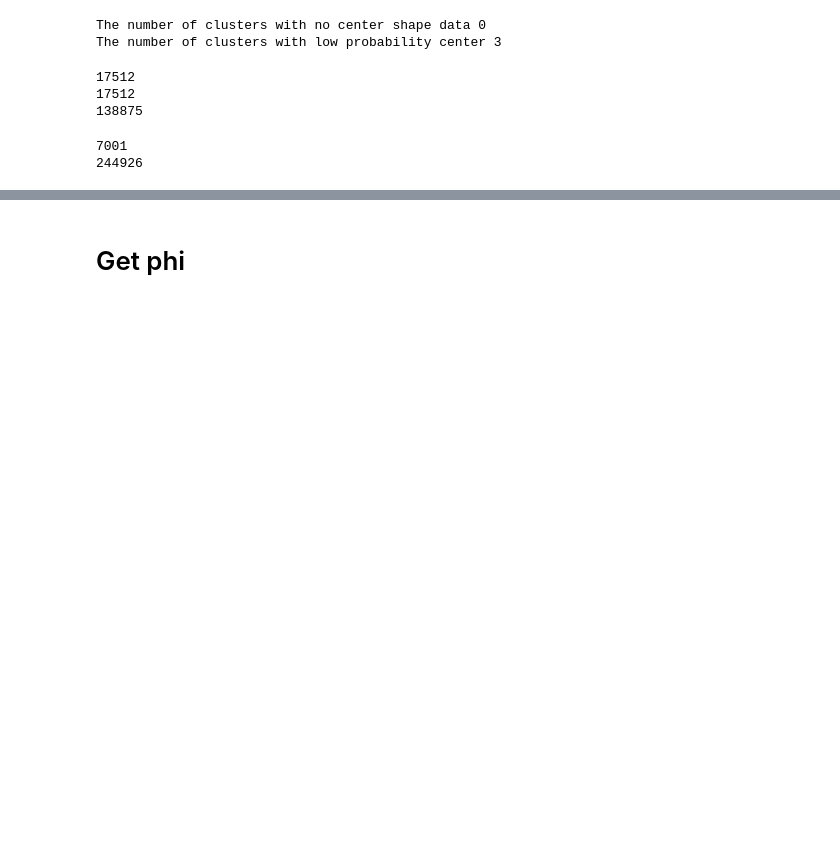
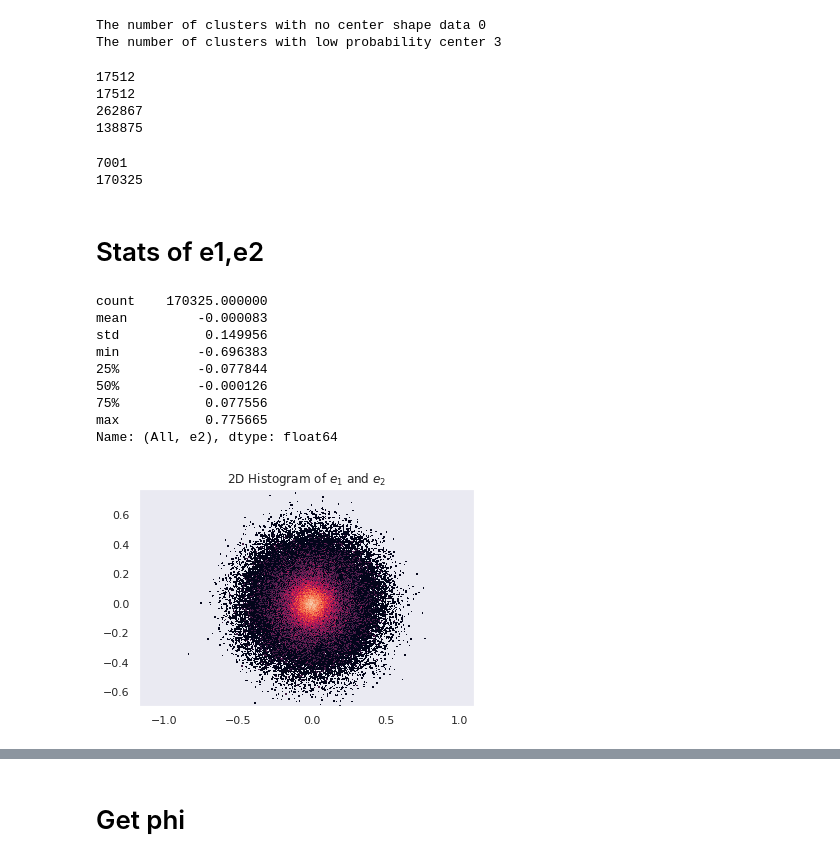
Before and after one commit to aa-12323/sa, a Jupyter notebook: lib/phi_e_sat.ipynb, the cells around one changed output, grey strips where cells are left out. Drawn from its saved outputs; the diff is of its cells as text; code cells hidden in the pictures; blank space fills up the shorter version.

```diff
--- a/lib/phi_e_sat.ipynb
+++ b/lib/phi_e_sat.ipynb
@@ -22,23 +25,50 @@ drop_poor_centers()
 The number of clusters with no center shape data 0
 The number of clusters with low probability center 3
 # %%
+# Print the numbers of galaxies that needed to be masked
+
+
 print(np.sum(shapes[('All','e1')]==-9999))
 print(np.sum(shapes[('All','e2')]==-9999))
+print(np.sum(shapes['All','flags_select']==0))
 print(np.sum(shapes[('All','PP')]<=0.55))
 # %% [output]
 17512
 17512
+262867
 138875
 # %%
+#masking
+
+
 shapes=shapes[shapes[('All','PP')]>=0.55]
-shapes=shapes[shapes[('All','e1')]!=-9999]
-shapes=shapes[shapes[('All','e2')]!=-9999]
+# shapes=shapes[shapes[('All','e1')]!=-9999]
+# shapes=shapes[shapes[('All','e2')]!=-9999]
+shapes=shapes[shapes[('All', 'flags_select')]==0]
 
-# clusters[('Alt', 'Alt1', 'P_CEN')]<=0.55
-# clusters.drop([202],inplace=True)
 
 print(len(clusters))
 print(len(shapes))
 # %% [output]
 7001
-244926
+170325
+# %% [markdown]
+# Stats of e1,e2
+# %%
+from matplotlib.colors import LogNorm
+plt.hist2d(shapes['All','e1'],shapes['All','e2'],bins=500,norm=LogNorm())
+plt.axis('equal')
+plt.title("2D Histogram of $e_1$ and $e_2$")
+pd.Series(shapes['All','e1']).describe()
+pd.Series(shapes['All','e2']).describe()
+# %% [output]
+count    170325.000000
+mean         -0.000083
+std           0.149956
+min          -0.696383
+25%          -0.077844
+50%          -0.000126
+75%           0.077556
+max           0.775665
+Name: (All, e2), dtype: float64
+[figure, added]
```
Also changed, not shown: parts of 25 cells of this notebook, 1 other file.
